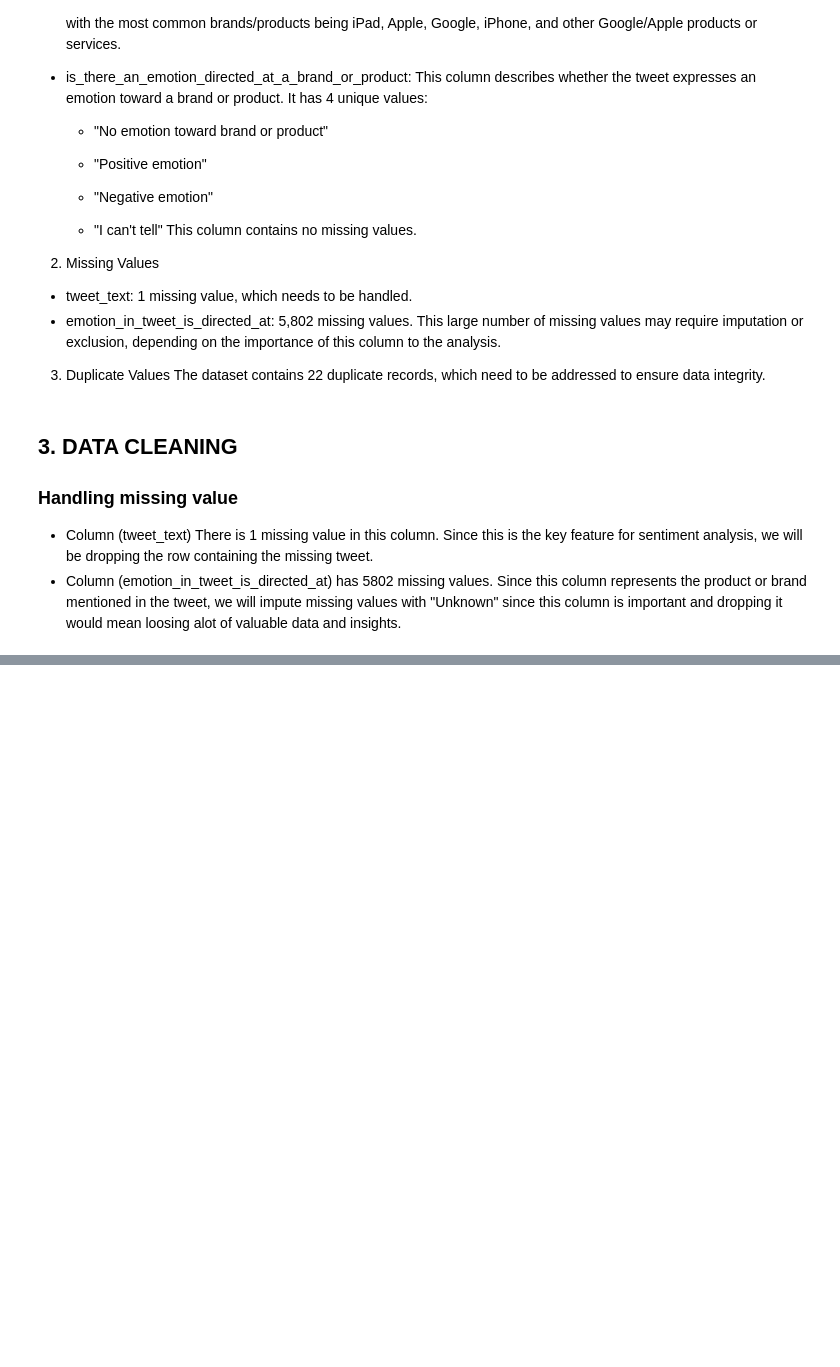
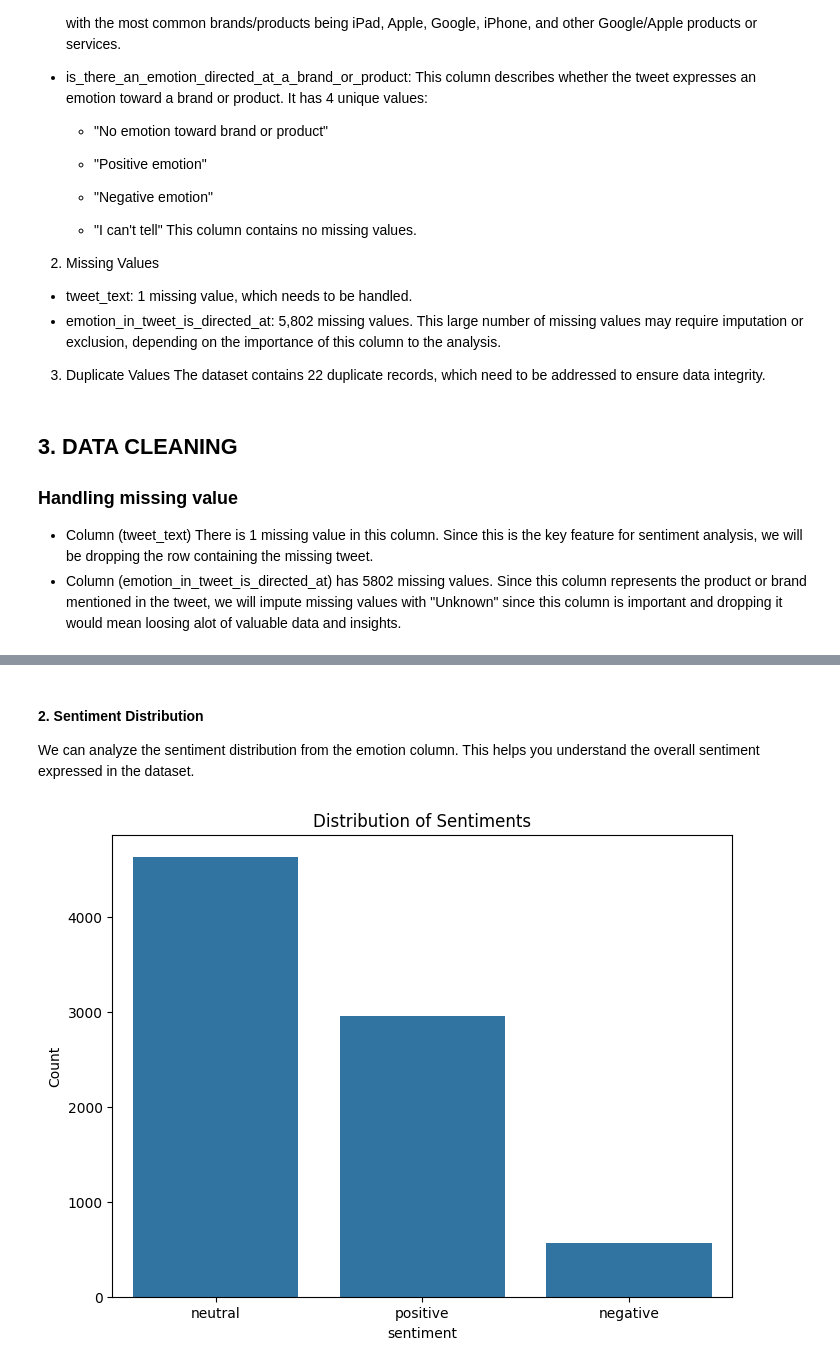
Before and after one commit to Kanyi254/sentiment-analysis, a Jupyter notebook: Untitled1.ipynb, the cells around one changed output, grey strips where cells are left out. Cells and saved outputs as stored; diff of their text form; code cells hidden in the pictures; blank space fills up the shorter version.

```diff
--- a/Untitled1.ipynb
+++ b/Untitled1.ipynb
@@ -229,0 +395,13 @@ data_cleaned = data.dropna(subset=['tweet_text'])
+# %% [markdown]
+#### 2. Sentiment Distribution
+We can analyze the sentiment distribution from the emotion column. This helps you understand the overall sentiment expressed in the dataset.
+# %%
+# Plot the distribution of sentiments
+plt.figure(figsize=(8,6))
+sns.countplot(x='sentiment', data=df, order=df['sentiment'].value_counts().index)
+plt.title('Distribution of Sentiments')
+plt.xlabel('sentiment')
+plt.ylabel('Count')
+plt.show()
+# %% [output]
+[figure, added]
```
Also changed, not shown: parts of 59 cells of this notebook.
